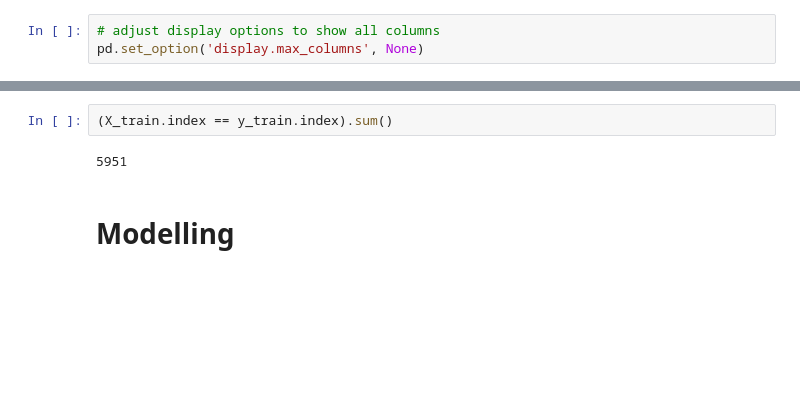
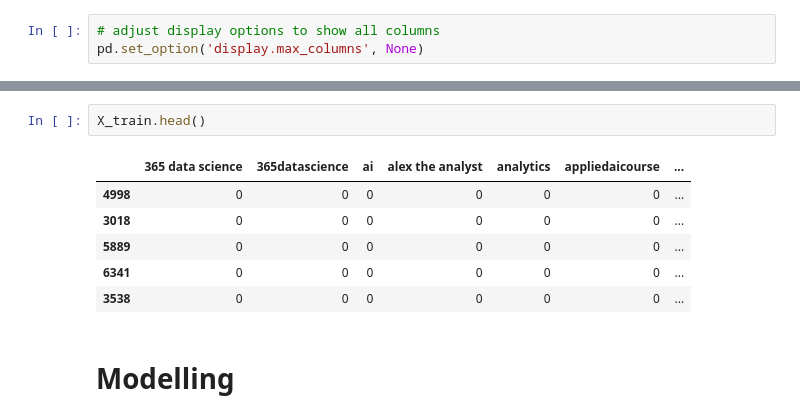
Before and after one commit to LHide14/YouTube-Analytics, a Jupyter notebook: nlp_tags_model.ipynb, the cells around one changed output, grey strips where cells are left out. Saved outputs shown, nothing was run; the diff lists cells and outputs as text; blank space fills up the shorter version.

```diff
--- a/nlp_tags_model.ipynb
+++ b/nlp_tags_model.ipynb
@@ -130,7 +104,12 @@ X_train.shape
-# %%
-(X_train.index == y_train.index).sum()
-# %% [output]
-5951
+# %%
+X_train.head()
+# %% [output]
+|  | 365 data science | 365datascience | ai | alex the analyst | analytics | appliedaicourse | ... |
+| 4998 | 0 | 0 | 0 | 0 | 0 | 0 | ... |
+| 3018 | 0 | 0 | 0 | 0 | 0 | 0 | ... |
+| 5889 | 0 | 0 | 0 | 0 | 0 | 0 | ... |
+| 6341 | 0 | 0 | 0 | 0 | 0 | 0 | ... |
+| 3538 | 0 | 0 | 0 | 0 | 0 | 0 | ... |
 # %% [markdown]
 # Modelling
 # %%
```
Also changed, not shown: parts of 24 cells of this notebook, 1 other file.
